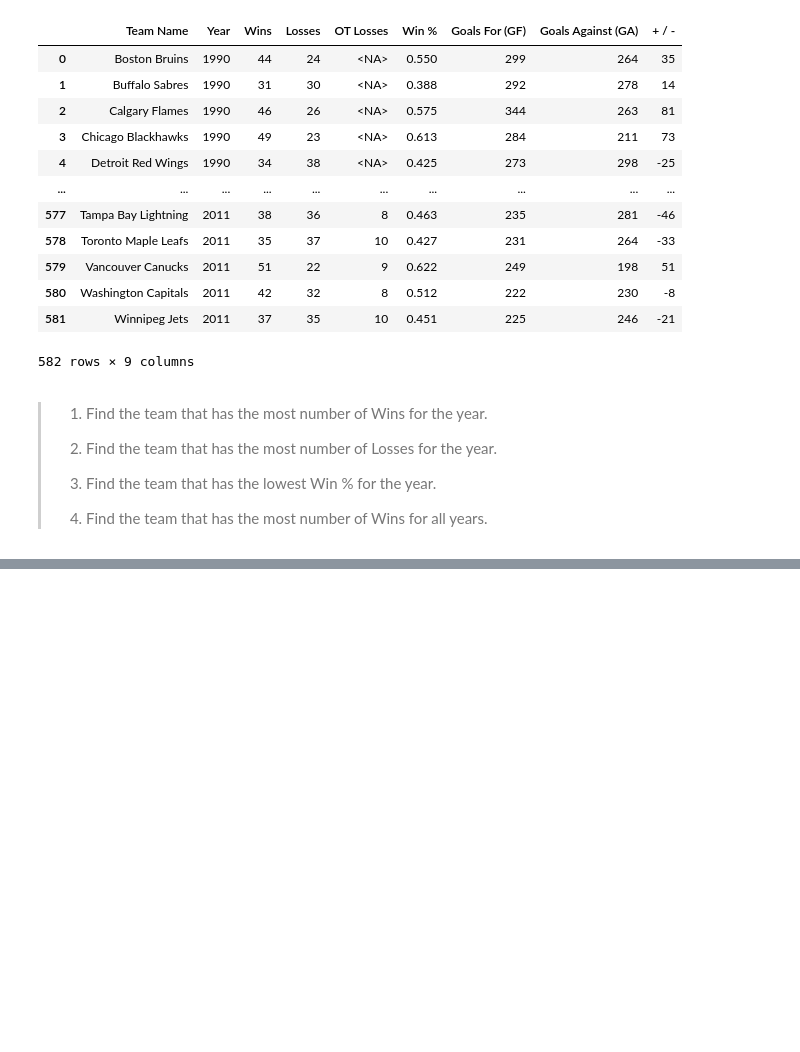
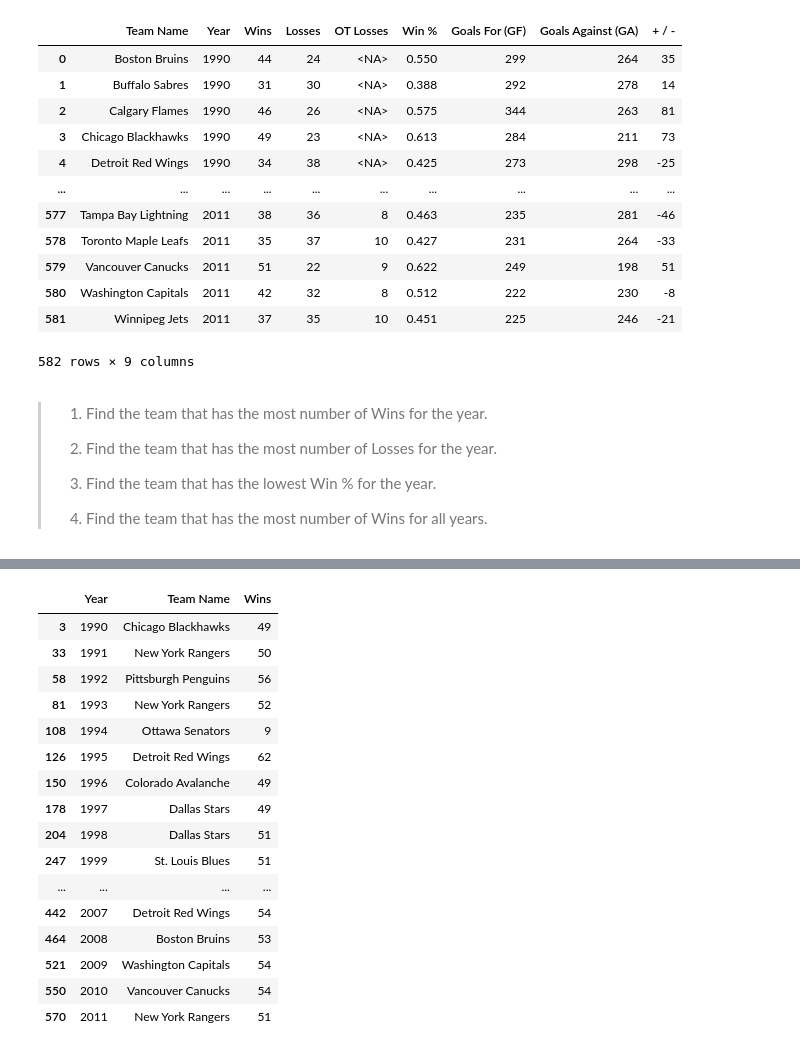
Before and after one commit to kennywong85/5m-data-2.4-data-extraction-scraping, a Jupyter notebook: notebooks/extraction_scraping_lesson.ipynb, the cells around one changed output, grey strips where cells are left out. Cells and saved outputs as stored; diff of their text form; code cells hidden in the pictures; blank space fills up the shorter version.

```diff
--- a/notebooks/extraction_scraping_lesson.ipynb
+++ b/notebooks/extraction_scraping_lesson.ipynb
@@ -1594,3 +1701,22 @@ row_dict
  '+ / -': '35'}
 # %% [markdown]
 > Repeat the operation above for all the teams (rows) using a `for` loop, and append each row_dict to a list called `rows`.
+# %%
+# Create an empty list to store all team rows
+rows = []
+
+# Loop through every team row in the table
+for team in teams:
+
+    # Create an empty dictionary for this one team
+    row_dict = {}
+
+    # Pair each header with each data cell in the current team row
+    for header, col in zip(headers, team.find_all('td')):
+        row_dict[header] = col.text.strip()
+
+    # Add this completed team dictionary into the rows list
+    rows.append(row_dict)
+
+# Show the first few extracted rows
+rows[:10]
@@ -1697,3 +1849,57 @@ df
 > 3. Find the team that has the lowest Win % for the year.
 >
 > 4. Find the team that has the most number of Wins for all years.
+# %%
+# 1. Find the team with the most Wins for each year
+
+# For each Year, find the row index where Wins is the highest
+most_wins_by_year_idx = df.groupby("Year")["Wins"].idxmax()
+
+# Use those row indexes to pull out the actual team rows
+most_wins_by_year = df.loc[
+    most_wins_by_year_idx,
+    ["Year", "Team Name", "Wins"]
+].sort_values("Year")
+
+print("1. Team with the most Wins for each year:")
+display(most_wins_by_year)
+
+
+# 2. Find the team with the most Losses for each year
+
+most_losses_by_year_idx = df.groupby("Year")["Losses"].idxmax()
+
+most_losses_by_year = df.loc[
+    most_losses_by_year_idx,
+    ["Year", "Team Name", "Losses"]
+].sort_values("Year")
+
+print("2. Team with the most Losses for each year:")
+display(most_losses_by_year)
+
+
+# 3. Find the team with the lowest Win % for each year
+
+lowest_win_pct_by_year_idx = df.groupby("Year")["Win %"].idxmin()
+
+lowest_win_pct_by_year = df.loc[
+    lowest_win_pct_by_year_idx,
+    ["Year", "Team Name", "Win %"]
+].sort_values("Year")
+
+print("3. Team with the lowest Win % for each year:")
+display(lowest_win_pct_by_year)
+
+
+# 4. Find the team with the most total Wins across all years
+
+most_wins_all_years = (
+    df.groupby("Team Name", as_index=False)["Wins"]
+    .sum()
+    .sort_values("Wins", ascending=False)
+    .head(1)
+)
+
+print("4. Team with the most Wins across all years:")
+display(most_wins_all_years)
+# %% [output]
@@ -1699,0 +1907,17 @@ df
+|  | Year | Team Name | Wins |
+| 3 | 1990 | Chicago Blackhawks | 49 |
+| 33 | 1991 | New York Rangers | 50 |
+| 58 | 1992 | Pittsburgh Penguins | 56 |
+| 81 | 1993 | New York Rangers | 52 |
+| 108 | 1994 | Ottawa Senators | 9 |
+| 126 | 1995 | Detroit Red Wings | 62 |
+| 150 | 1996 | Colorado Avalanche | 49 |
+| 178 | 1997 | Dallas Stars | 49 |
+| 204 | 1998 | Dallas Stars | 51 |
+| 247 | 1999 | St. Louis Blues | 51 |
+| ... | ... | ... | ... |
+| 442 | 2007 | Detroit Red Wings | 54 |
+| 464 | 2008 | Boston Bruins | 53 |
+| 521 | 2009 | Washington Capitals | 54 |
+| 550 | 2010 | Vancouver Canucks | 54 |
+| 570 | 2011 | New York Rangers | 51 |
```
Also changed, not shown: parts of 22 cells of this notebook.
